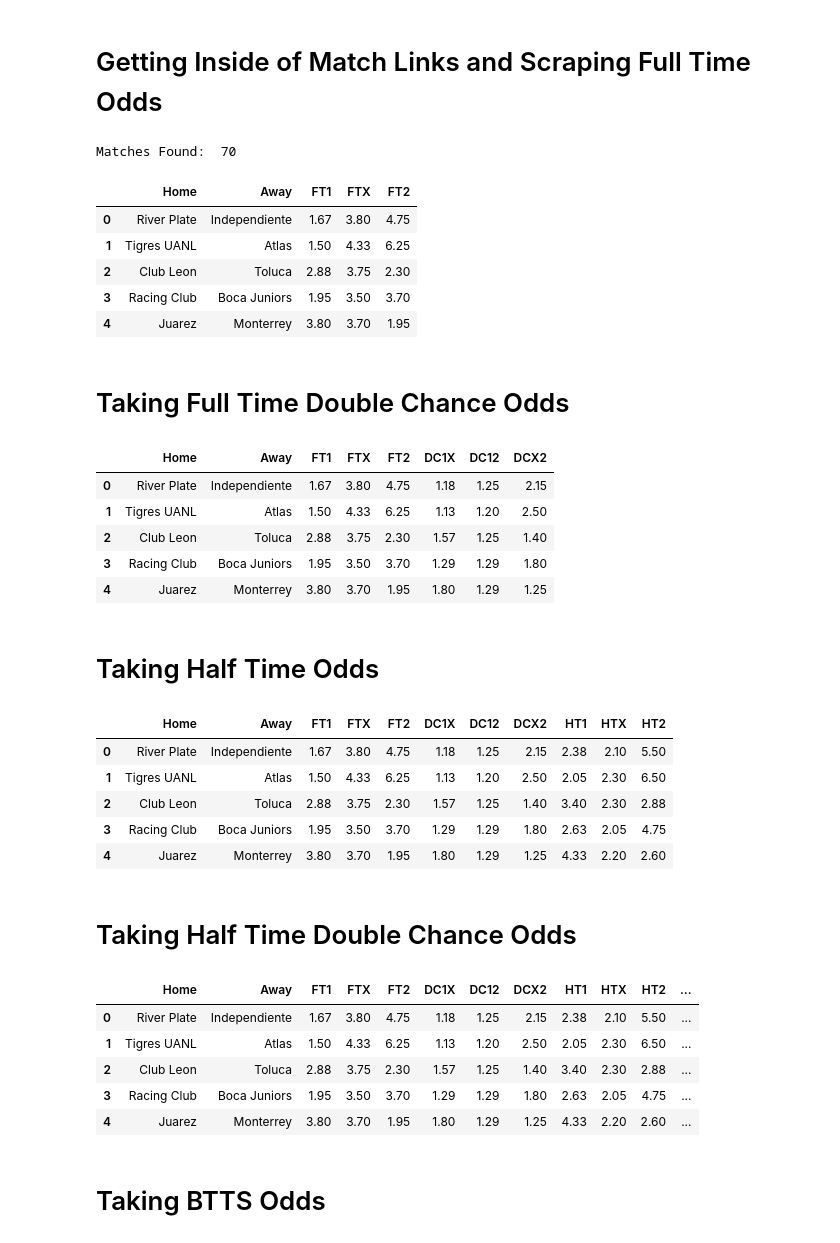
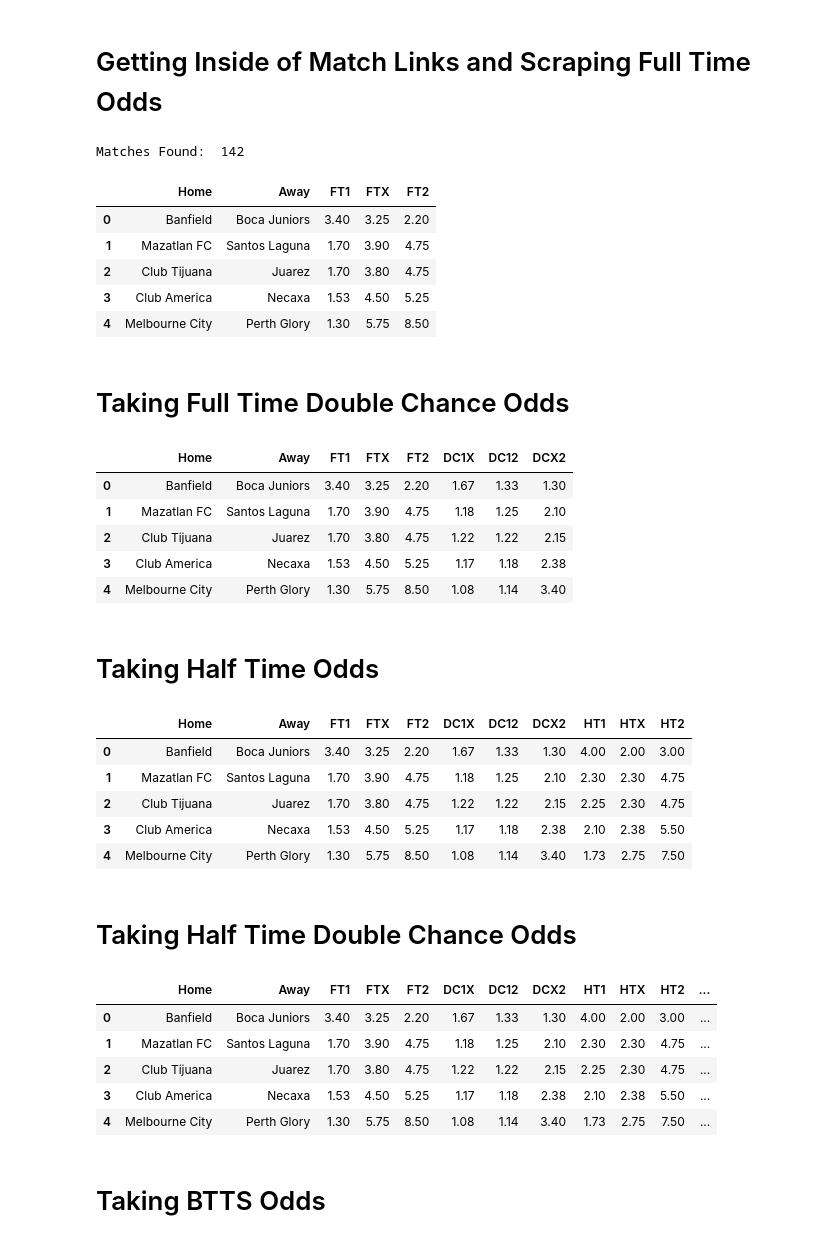
Before and after one commit to musayevf/Dixon_Coles_2025, a Jupyter notebook: Scraper.ipynb, the cells around one changed output. Cells and saved outputs as stored; diff of their text form; code cells hidden in the pictures.

Commit message:
updated until 15.02, betway is 2nd bookie now.

```diff
--- a/Scraper.ipynb
+++ b/Scraper.ipynb
@@ -188,7 +188,7 @@ for link in full_time_links:
         home_team, away_team = [team.strip() for team in match_text.split(' - ')]
 
         # Find the index of the element containing the text "bet365"
-        bet365_index = next((index for index, element in enumerate(elements) if 'Pinnacle' in str(element)), None)
+        bet365_index = next((index for index, element in enumerate(elements) if 'Betway' in str(element)), None)
 
     home.append(home_team)
     away.append(away_team)
@@ -210,13 +210,13 @@ ft_df = pd.DataFrame({
 print('Matches Found: ', len(ft_df))
 ft_df.head()
 # %% [output]
-Matches Found:  70
+Matches Found:  142
 |  | Home | Away | FT1 | FTX | FT2 |
-| 0 | River Plate | Independiente | 1.67 | 3.80 | 4.75 |
-| 1 | Tigres UANL | Atlas | 1.50 | 4.33 | 6.25 |
-| 2 | Club Leon | Toluca | 2.88 | 3.75 | 2.30 |
-| 3 | Racing Club | Boca Juniors | 1.95 | 3.50 | 3.70 |
-| 4 | Juarez | Monterrey | 3.80 | 3.70 | 1.95 |
+| 0 | Banfield | Boca Juniors | 3.40 | 3.25 | 2.20 |
+| 1 | Mazatlan FC | Santos Laguna | 1.70 | 3.90 | 4.75 |
+| 2 | Club Tijuana | Juarez | 1.70 | 3.80 | 4.75 |
+| 3 | Club America | Necaxa | 1.53 | 4.50 | 5.25 |
+| 4 | Melbourne City | Perth Glory | 1.30 | 5.75 | 8.50 |
 # %% [markdown]
 # Taking Full Time Double Chance Odds
 # %%
@@ -252,7 +252,7 @@ for link in double_chance_links:
         elements = soup.select('.max-mm\:hidden , .hidden.underline')
 
         # Find the index of the element containing the text "bet365"
-        bet365_index = next((index for index, element in enumerate(elements) if 'Pinnacle' in str(element)), None)
+        bet365_index = next((index for index, element in enumerate(elements) if 'Betway' in str(element)), None)
 
     dc1x.append(float(elements[bet365_index + 1].text))
     dc12.append(float(elements[bet365_index + 2].text))
@@ -264,11 +264,11 @@ ft_df['DC1X'], ft_df['DC12'], ft_df['DCX2'] = dc1x, dc12, dcx2
 ft_df.head()
 # %% [output]
 |  | Home | Away | FT1 | FTX | FT2 | DC1X | DC12 | DCX2 |
-| 0 | River Plate | Independiente | 1.67 | 3.80 | 4.75 | 1.18 | 1.25 | 2.15 |
-| 1 | Tigres UANL | Atlas | 1.50 | 4.33 | 6.25 | 1.13 | 1.20 | 2.50 |
-| 2 | Club Leon | Toluca | 2.88 | 3.75 | 2.30 | 1.57 | 1.25 | 1.40 |
-| 3 | Racing Club | Boca Juniors | 1.95 | 3.50 | 3.70 | 1.29 | 1.29 | 1.80 |
-| 4 | Juarez | Monterrey | 3.80 | 3.70 | 1.95 | 1.80 | 1.29 | 1.25 |
+| 0 | Banfield | Boca Juniors | 3.40 | 3.25 | 2.20 | 1.67 | 1.33 | 1.30 |
+| 1 | Mazatlan FC | Santos Laguna | 1.70 | 3.90 | 4.75 | 1.18 | 1.25 | 2.10 |
+| 2 | Club Tijuana | Juarez | 1.70 | 3.80 | 4.75 | 1.22 | 1.22 | 2.15 |
+| 3 | Club America | Necaxa | 1.53 | 4.50 | 5.25 | 1.17 | 1.18 | 2.38 |
+| 4 | Melbourne City | Perth Glory | 1.30 | 5.75 | 8.50 | 1.08 | 1.14 | 3.40 |
 # %% [markdown]
 # Taking Half Time Odds
 # %%
@@ -288,39 +288,39 @@ for link in half_time_links:
 
     #if soup.select('.max-sm\:\!mb-5 p')[0].text != 'Postponed':
     elements = soup.select('.max-mm\:hidden , .hidden.underline')
 
     # Find the index of the element containing the text "bet365"
     bet365_index = next((index for index, element in enumerate(elements) if 'bet365' in str(element)), None)
     if bet365_index == None:
         # Refresh the page
         driver.refresh()
 
         # Give time for dynamic content to load
         WebDriverWait(driver, 5).until(EC.presence_of_element_located((By.CSS_SELECTOR, '.leading-4 p')))
 
         html = driver.page_source
         soup = BeautifulSoup(html, 'html.parser')
 
         elements = soup.select('.max-mm\:hidden , .hidden.underline')
 
         # Find the index of the element containing the text "bet365"
-        bet365_index = next((index for index, element in enumerate(elements) if 'Pinnacle' in str(element)), None)
+        bet365_index = next((index for index, element in enumerate(elements) if 'Betway' in str(element)), None)
 
     ht1.append(float(elements[bet365_index + 1].text))
     htx.append(float(elements[bet365_index + 2].text))
     ht2.append(float(elements[bet365_index + 3].text))
 
 driver.quit()
 
 ft_df['HT1'], ft_df['HTX'], ft_df['HT2'] = ht1, htx, ht2
 ft_df.head()
 # %% [output]
 |  | Home | Away | FT1 | FTX | FT2 | DC1X | DC12 | DCX2 | HT1 | HTX | HT2 |
-| 0 | River Plate | Independiente | 1.67 | 3.80 | 4.75 | 1.18 | 1.25 | 2.15 | 2.38 | 2.10 | 5.50 |
-| 1 | Tigres UANL | Atlas | 1.50 | 4.33 | 6.25 | 1.13 | 1.20 | 2.50 | 2.05 | 2.30 | 6.50 |
-| 2 | Club Leon | Toluca | 2.88 | 3.75 | 2.30 | 1.57 | 1.25 | 1.40 | 3.40 | 2.30 | 2.88 |
-| 3 | Racing Club | Boca Juniors | 1.95 | 3.50 | 3.70 | 1.29 | 1.29 | 1.80 | 2.63 | 2.05 | 4.75 |
-| 4 | Juarez | Monterrey | 3.80 | 3.70 | 1.95 | 1.80 | 1.29 | 1.25 | 4.33 | 2.20 | 2.60 |
+| 0 | Banfield | Boca Juniors | 3.40 | 3.25 | 2.20 | 1.67 | 1.33 | 1.30 | 4.00 | 2.00 | 3.00 |
+| 1 | Mazatlan FC | Santos Laguna | 1.70 | 3.90 | 4.75 | 1.18 | 1.25 | 2.10 | 2.30 | 2.30 | 4.75 |
+| 2 | Club Tijuana | Juarez | 1.70 | 3.80 | 4.75 | 1.22 | 1.22 | 2.15 | 2.25 | 2.30 | 4.75 |
+| 3 | Club America | Necaxa | 1.53 | 4.50 | 5.25 | 1.17 | 1.18 | 2.38 | 2.10 | 2.38 | 5.50 |
+| 4 | Melbourne City | Perth Glory | 1.30 | 5.75 | 8.50 | 1.08 | 1.14 | 3.40 | 1.73 | 2.75 | 7.50 |
 # %% [markdown]
 # Taking Half Time Double Chance Odds
 # %%
@@ -368,11 +368,11 @@ ft_df['HT1X'], ft_df['HT12'], ft_df['HTX2'] = ht1x, ht12, htx2
 ft_df.head()
 # %% [output]
 |  | Home | Away | FT1 | FTX | FT2 | DC1X | DC12 | DCX2 | HT1 | HTX | HT2 | ... |
-| 0 | River Plate | Independiente | 1.67 | 3.80 | 4.75 | 1.18 | 1.25 | 2.15 | 2.38 | 2.10 | 5.50 | ... |
-| 1 | Tigres UANL | Atlas | 1.50 | 4.33 | 6.25 | 1.13 | 1.20 | 2.50 | 2.05 | 2.30 | 6.50 | ... |
-| 2 | Club Leon | Toluca | 2.88 | 3.75 | 2.30 | 1.57 | 1.25 | 1.40 | 3.40 | 2.30 | 2.88 | ... |
-| 3 | Racing Club | Boca Juniors | 1.95 | 3.50 | 3.70 | 1.29 | 1.29 | 1.80 | 2.63 | 2.05 | 4.75 | ... |
-| 4 | Juarez | Monterrey | 3.80 | 3.70 | 1.95 | 1.80 | 1.29 | 1.25 | 4.33 | 2.20 | 2.60 | ... |
+| 0 | Banfield | Boca Juniors | 3.40 | 3.25 | 2.20 | 1.67 | 1.33 | 1.30 | 4.00 | 2.00 | 3.00 | ... |
+| 1 | Mazatlan FC | Santos Laguna | 1.70 | 3.90 | 4.75 | 1.18 | 1.25 | 2.10 | 2.30 | 2.30 | 4.75 | ... |
+| 2 | Club Tijuana | Juarez | 1.70 | 3.80 | 4.75 | 1.22 | 1.22 | 2.15 | 2.25 | 2.30 | 4.75 | ... |
+| 3 | Club America | Necaxa | 1.53 | 4.50 | 5.25 | 1.17 | 1.18 | 2.38 | 2.10 | 2.38 | 5.50 | ... |
+| 4 | Melbourne City | Perth Glory | 1.30 | 5.75 | 8.50 | 1.08 | 1.14 | 3.40 | 1.73 | 2.75 | 7.50 | ... |
 # %% [markdown]
 # Taking BTTS Odds
 # %%
```
Also changed, not shown: parts of 9 cells of this notebook, 17 other files.
